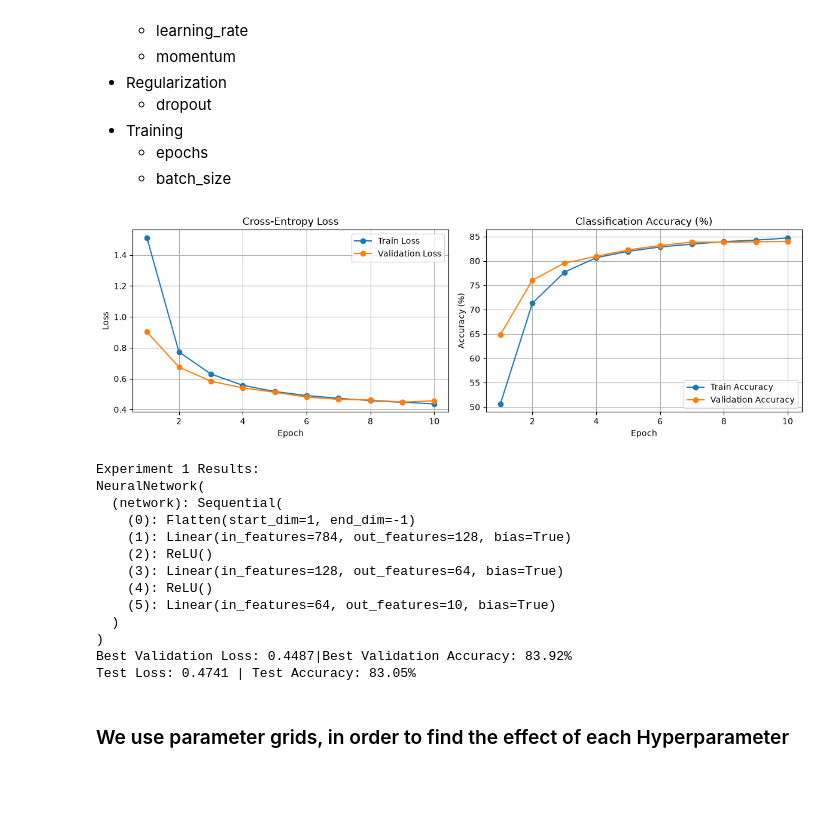
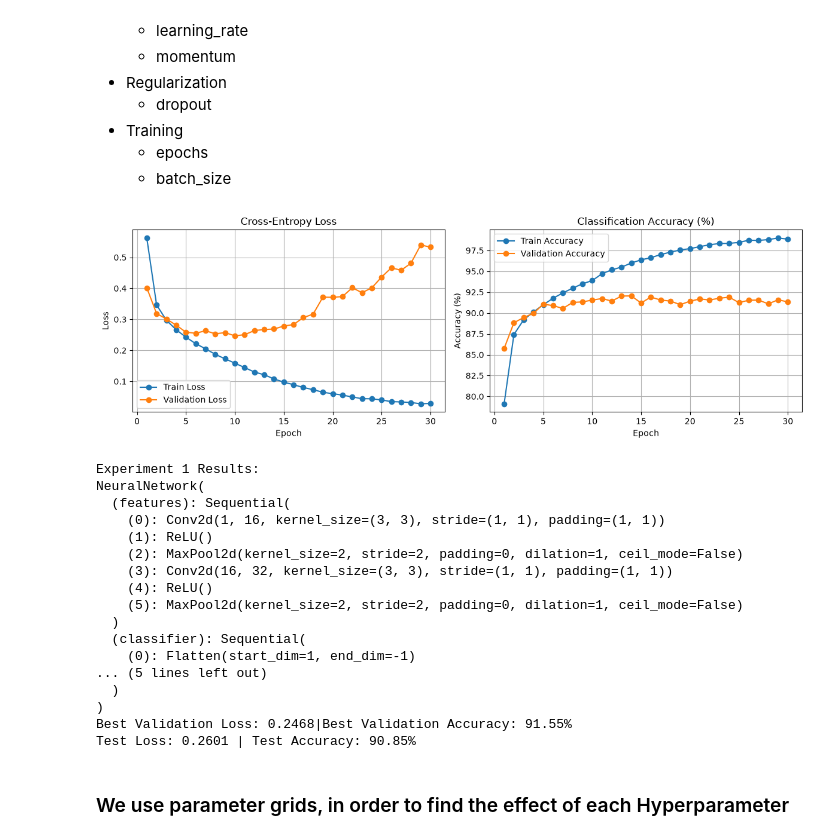
Before and after one commit to AlienaTheGiantDuck/ItDL_assignments, a Jupyter notebook: Assignment_1/Assignment_1.ipynb, the cells around one changed output. Saved outputs shown, nothing was run; the diff lists cells and outputs as text; code cells hidden in the pictures; blank space fills up the shorter version.

```diff
--- a/Assignment_1/Assignment_1.ipynb
+++ b/Assignment_1/Assignment_1.ipynb
@@ -487,54 +487,58 @@ Parameters
 # %%
 params1 = {
     # Model and architecture
-    "model_type": "MLP", # "MLP" or "CNN"
+    "model_type": "CNN", # "MLP" or "CNN"
     "hidden_dims": [128, 64],
     "cnn_channels": [16, 32], # Only for CNNs
     "kernel_size": 3, # Only for CNNs
     "pool_size": 2, # Only for CNNs
     "stride": 2, # Only for CNNs
 
     # Activation
     "activation": nn.ReLU,
 
     # Weight initialization
     "initialization": None, # Optional
 
     # Optimizer
-    "optimizer": "SGD",
+    "optimizer": "AdamW",
     "learning_rate": 0.001,
     "weight_decay": 0.0, # Optional, regularization
     "momentum": 0.9, # Only if optimizer = "SGD"
 
     # Regularization
     "dropout": 0.0, # Optional
 
     # Training
-    "epochs": 10,
+    "epochs": 30,
     "batch_size": 64
 }
 
 model1, history1, best_val_loss1,best_val_acc1, test_loss1, test_acc1 = run_experiment(params1, plotting=True)
 
 print("\nExperiment 1 Results:")
 print(model1)
 print(f"Best Validation Loss: {best_val_loss1:.4f}|Best Validation Accuracy: {best_val_acc1:.2f}%")
 print(f"Test Loss: {test_loss1:.4f} | Test Accuracy: {test_acc1:.2f}%")
 # %% [output]
-[figure, old version]
+[figure, new version]
 Experiment 1 Results:
 NeuralNetwork(
-  (network): Sequential(
+  (features): Sequential(
+    (0): Conv2d(1, 16, kernel_size=(3, 3), stride=(1, 1), padding=(1, 1))
+    (1): ReLU()
+    (2): MaxPool2d(kernel_size=2, stride=2, padding=0, dilation=1, ceil_mode=False)
+    (3): Conv2d(16, 32, kernel_size=(3, 3), stride=(1, 1), padding=(1, 1))
+    (4): ReLU()
+    (5): MaxPool2d(kernel_size=2, stride=2, padding=0, dilation=1, ceil_mode=False)
+  )
+  (classifier): Sequential(
     (0): Flatten(start_dim=1, end_dim=-1)
-    (1): Linear(in_features=784, out_features=128, bias=True)
-    (2): ReLU()
-    (3): Linear(in_features=128, out_features=64, bias=True)
-    (4): ReLU()
-    (5): Linear(in_features=64, out_features=10, bias=True)
+... (5 lines left out)
   )
 )
-Best Validation Loss: 0.4487|Best Validation Accuracy: 83.92%
-Test Loss: 0.4741 | Test Accuracy: 83.05%
+Best Validation Loss: 0.2468|Best Validation Accuracy: 91.55%
+Test Loss: 0.2601 | Test Accuracy: 90.85%
 # %% [markdown]
 ### We use parameter grids, in order to find the effect of each Hyperparameter
 # %%
```
Also changed, not shown: parts of 1 cell of this notebook.
